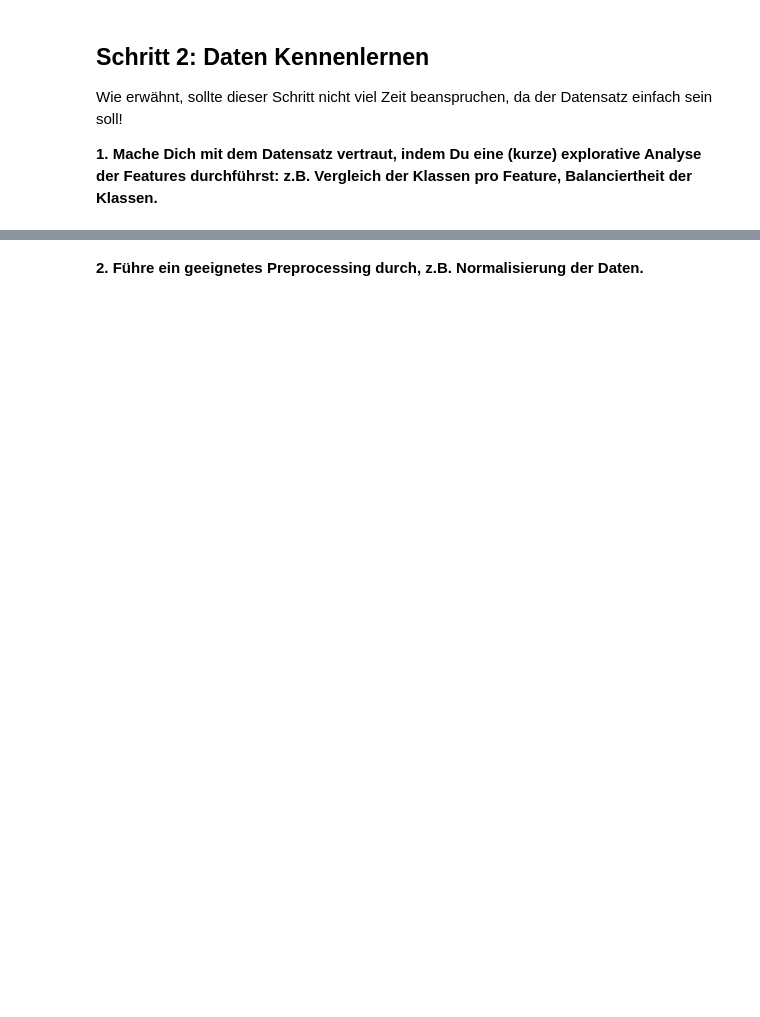
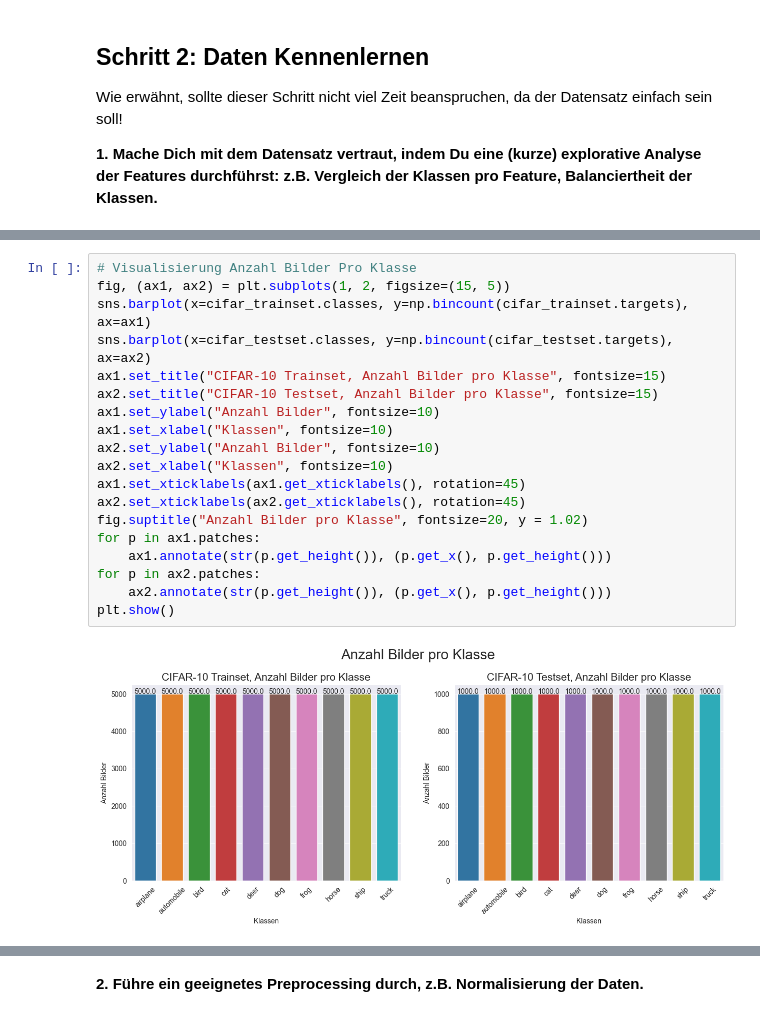
Before and after one commit to 7ben18/fhnw-del-Deep-Learning, a Jupyter notebook: del-Minichallenge-1/del-Minichallenge-1-SiBenTran.ipynb, the cells around one changed output, grey strips where cells are left out. Saved outputs shown, nothing was run; the diff lists cells and outputs as text; blank space fills up the shorter version.

```diff
--- a/del-Minichallenge-1/del-Minichallenge-1-SiBenTran.ipynb
+++ b/del-Minichallenge-1/del-Minichallenge-1-SiBenTran.ipynb
@@ -63,0 +140,21 @@ Klassen.**
+# %%
+# Visualisierung Anzahl Bilder Pro Klasse
+fig, (ax1, ax2) = plt.subplots(1, 2, figsize=(15, 5))
+sns.barplot(x=cifar_trainset.classes, y=np.bincount(cifar_trainset.targets), ax=ax1)
+sns.barplot(x=cifar_testset.classes, y=np.bincount(cifar_testset.targets), ax=ax2)
+ax1.set_title("CIFAR-10 Trainset, Anzahl Bilder pro Klasse", fontsize=15)
+ax2.set_title("CIFAR-10 Testset, Anzahl Bilder pro Klasse", fontsize=15)
+ax1.set_ylabel("Anzahl Bilder", fontsize=10)
+ax1.set_xlabel("Klassen", fontsize=10)
+ax2.set_ylabel("Anzahl Bilder", fontsize=10)
+ax2.set_xlabel("Klassen", fontsize=10)
+ax1.set_xticklabels(ax1.get_xticklabels(), rotation=45)
+ax2.set_xticklabels(ax2.get_xticklabels(), rotation=45)
+fig.suptitle("Anzahl Bilder pro Klasse", fontsize=20, y = 1.02)
+for p in ax1.patches:
+    ax1.annotate(str(p.get_height()), (p.get_x(), p.get_height()))
+for p in ax2.patches:
+    ax2.annotate(str(p.get_height()), (p.get_x(), p.get_height()))
+plt.show()
+# %% [output]
+[figure, added]
```
Also changed, not shown: parts of 13 cells of this notebook, 2 other files.
